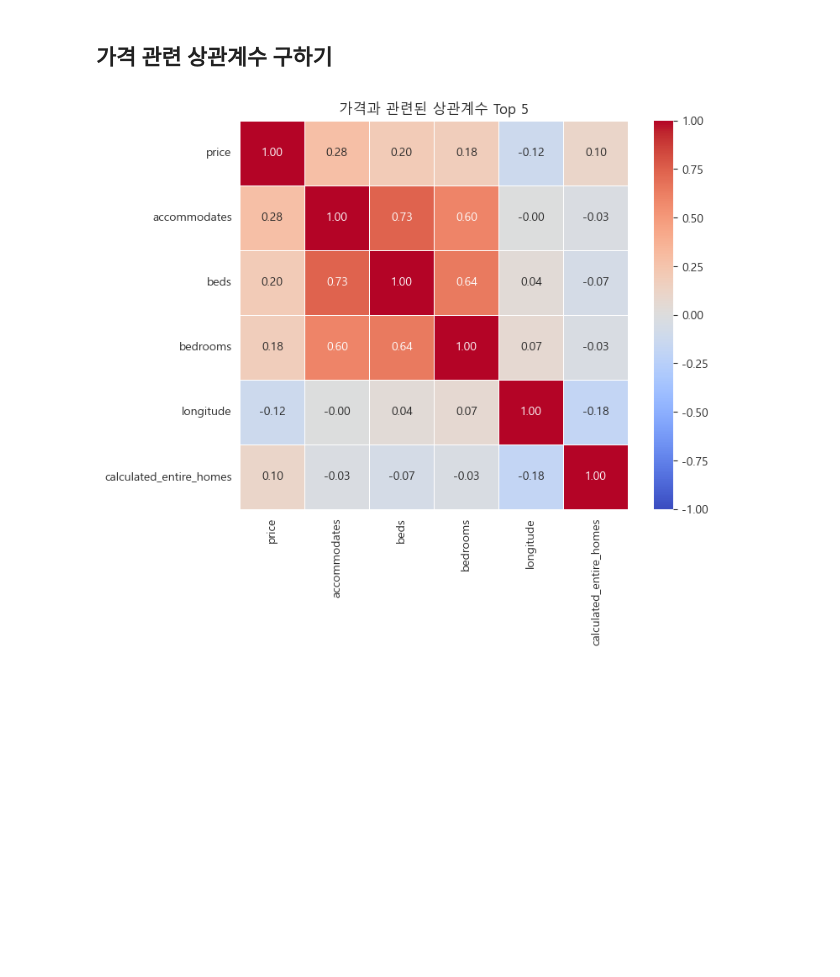
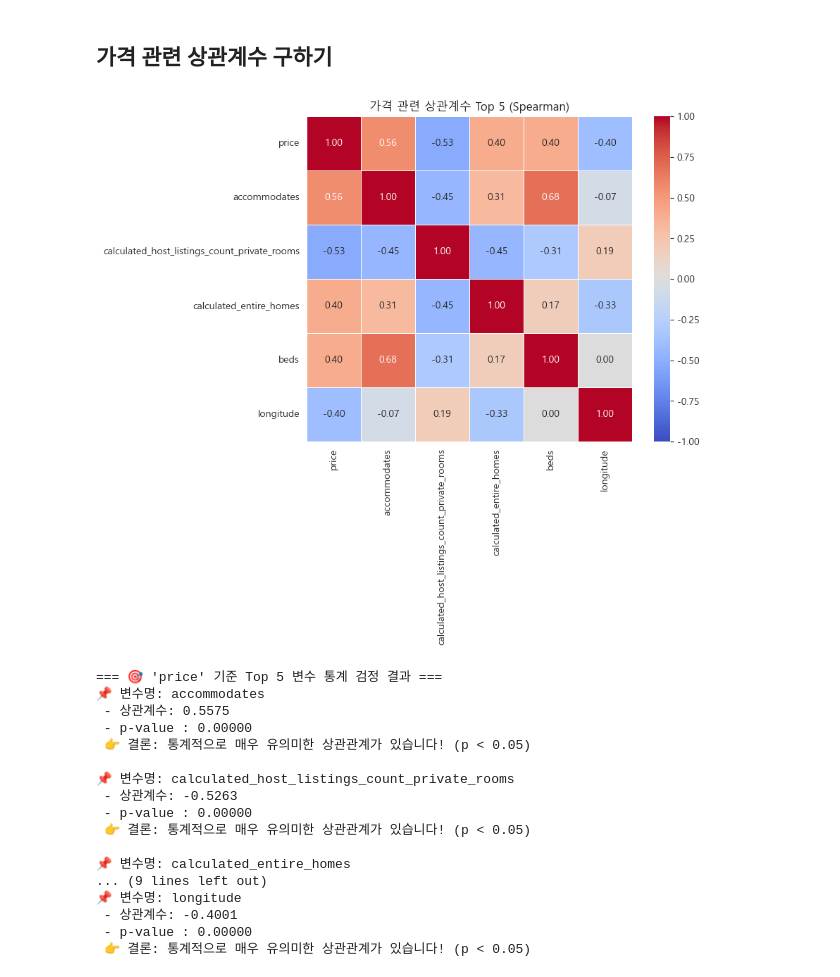
Before and after one commit to KyungminChang/data-analysis-project-BBB, a Jupyter notebook: 02_basic_statistics.ipynb, the cells around one changed output. Drawn from its saved outputs; the diff is of its cells as text; code cells hidden in the pictures; blank space fills up the shorter version.

Commit message:
260310 19:41 맨 밑에 가격 관련 상관계수와 평점 관련 상관계수 봐주세용 (ppt 첨부 자료)

```diff
--- a/02_basic_statistics.ipynb
+++ b/02_basic_statistics.ipynb
@@ -486,34 +486,82 @@ numeric_df = df_cleaned[target_columns].select_dtypes(include=['number'])
 
 # 💡 핵심 추가: 상관계수를 구하기 전에 'log_price' 컬럼을 데이터프레임에서 제외합니다.
 # (에러 방지를 위해 errors='ignore'를 추가하면 혹시 컬럼이 없어도 코드가 멈추지 않습니다.)
 numeric_df = numeric_df.drop(columns=['log_price'], errors='ignore')
 numeric_df.rename(columns={'calculated_host_listings_count_entire_homes': 'calculated_entire_homes'}, inplace=True)
 
 # 수치형 데이터에서 상관계수 행렬 구하기
-numeric_corr_matrix = numeric_df.corr()
+numeric_corr_matrix = numeric_df.corr(method = 'spearman')
 
 # 'price'와 상관계수가 높은 상위 5개 변수 추출 (price 자기 자신을 포함하여 6개 선택)  /  절대값 추가를 위해 .abs() 추가
 top_cols = numeric_corr_matrix.abs().nlargest(6, 'price').index
 
 # 추출한 컬럼들로만 구성된 새로운 상관계수 데이터프레임 만들기
-top_corr = numeric_df[top_cols].corr()
+top_corr = numeric_df[top_cols].corr(method = 'spearman')
 
 # 글씨 설정
 plt.rc('font', family='Malgun Gothic')
 plt.rcParams['axes.unicode_minus'] = False
 
 # 히트맵 그리기
 plt.figure(figsize=(8, 6)) # 그래프 크기 조절
 sns.heatmap(top_corr,
             annot=True,        # 셀 안에 상관계수 숫자 표시
             fmt='.2f',         # 숫자를 소수점 둘째 자리까지만 표시
             cmap='coolwarm',   # 색상 테마 (추천: coolwarm, RdYlBu_r, Blues)
             vmin=-1, vmax=1,   # 상관계수 최소/최대 범위 고정 (-1 ~ 1)
             linewidths=.5,     # 셀 사이 구분선 굵기
             square=True)       # 각 셀을 정사각형 모양으로 만들기
 
 # 그래프 제목 설정
-plt.title('가격과 관련된 상관계수 Top 5')
+plt.title('가격 관련 상관계수 Top 5 (Spearman)')
 plt.show()
+
+#--------------------------------------------------------------------------------------------------
+
+import scipy.stats as stats
+
+print("=== 🎯 'price' 기준 Top 5 변수 통계 검정 결과 ===")
+
+# top_cols에는 'price'를 포함해 6개의 변수가 들어있습니다.
+for col in top_cols:
+    # 자기 자신('price')과의 검정은 의미가 없으므로 건너뜁니다.
+    if col == 'price':
+        continue
+
+    # 두 변수 중 하나라도 결측치(NaN)가 있으면 에러가 날 수 있으므로 결측치 제거
+    valid_data = numeric_df[['price', col]].dropna()
+
+    # 1. 스피어만(Spearman) 상관계수와 p-value 검정 (히트맵과 동일한 기준)
+    coef, p_value = stats.spearmanr(valid_data['price'], valid_data[col])
+
+    # 2. 만약 스피어만(Spearman)으로 검정하고 싶다면 위 줄을 지우고 아래 줄을 사용하세요!
+    # coef, p_value = stats.spearmanr(valid_data['price'], valid_data[col])
+
+    print(f"📌 변수명: {col}")
+    print(f" - 상관계수: {coef:.4f}")
+    print(f" - p-value : {p_value:.5f}")
+
+    # p-value가 0.05(5%) 미만인지 확인하여 결론 출력
+    if p_value < 0.05:
+        print(" 👉 결론: 통계적으로 매우 유의미한 상관관계가 있습니다! (p < 0.05)\n")
+    else:
+        print(" 👉 결론: 우연일 가능성이 높습니다. (통계적 유의성 없음)\n")
 # %% [output]
-[figure, old version]
+[figure, new version]
+=== 🎯 'price' 기준 Top 5 변수 통계 검정 결과 ===
+📌 변수명: accommodates
+ - 상관계수: 0.5575
+ - p-value : 0.00000
+ 👉 결론: 통계적으로 매우 유의미한 상관관계가 있습니다! (p < 0.05)
+
+📌 변수명: calculated_host_listings_count_private_rooms
+ - 상관계수: -0.5263
+ - p-value : 0.00000
+ 👉 결론: 통계적으로 매우 유의미한 상관관계가 있습니다! (p < 0.05)
+
+📌 변수명: calculated_entire_homes
+... (9 lines left out)
+📌 변수명: longitude
+ - 상관계수: -0.4001
+ - p-value : 0.00000
+ 👉 결론: 통계적으로 매우 유의미한 상관관계가 있습니다! (p < 0.05)
```
Also changed, not shown: parts of 2 cells of this notebook.
